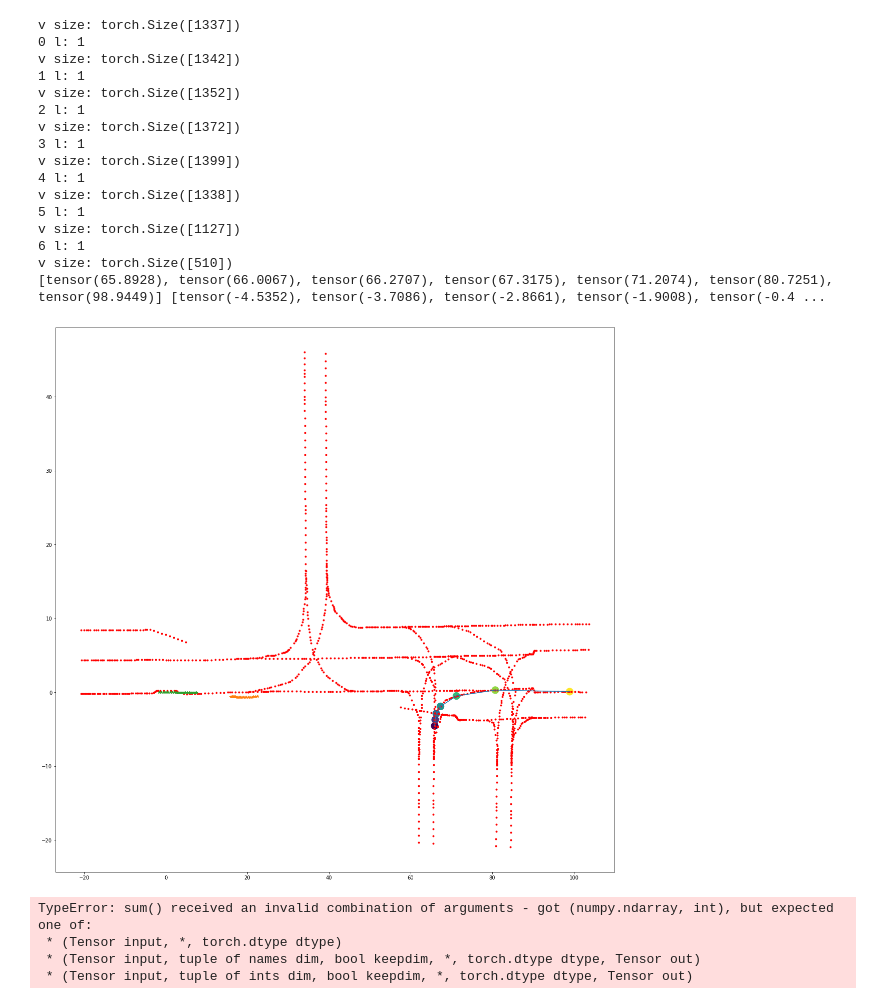
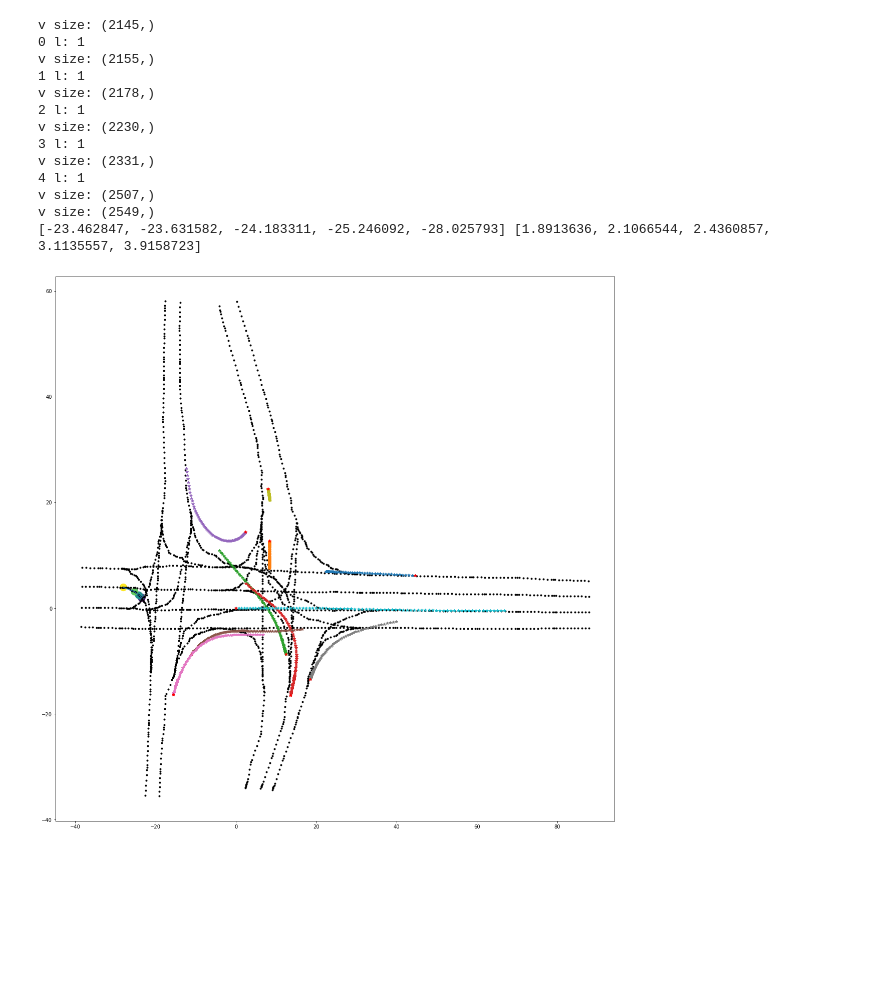
Before and after one commit to YikangZhang1641/modified_LaneGCN, a Jupyter notebook: VisulizeDataset.ipynb, the cells around one changed output. Saved outputs shown, nothing was run; the diff lists cells and outputs as text; code cells hidden in the pictures; blank space fills up the shorter version.

```diff
--- a/VisulizeDataset.ipynb
+++ b/VisulizeDataset.ipynb
@@ -3,11 +3,11 @@ import pickle
 import os
 import numpy as np
 
-path = "/home/user/Datasets/interpolated/preprocess_results_10s_interp10scale8/test"
-name = "0_80100_90100_24P0.pkl"
+path = "/home/user/Projects/interaction_gyt/preprocess_results_10s_ref_path_ignore_no_matches_csv_pairs_0721/test"
+name = "3_131300_141300_127GL.pkl"
 filepath = os.path.join(path, name)
-f = open(filepath, 'rb')
-data = pickle.load(f, encoding="latin1")
+with open(filepath, 'rb') as f:
+    data = pickle.load(f, encoding="latin1")
 # %%
 data.keys()
 # %% [output]
@@ -34,7 +48,7 @@ array([25.5798    , -0.50171405], dtype=float32)
 import matplotlib.pyplot as plt
 fig, ax = plt.subplots(1, 1, figsize=[20,20])
 pt = 50
-graph = data['graph'][0]
+graph = data['graph']
 mp = graph['ctrs']
 
 X = []
@@ -60,46 +74,59 @@ for i in range(len(graph['suc'])):
             C.append(i)
 
 
 # for side in ['left_pairs', 'right_pairs']:
 #     u = graph[side]['u']
 #     v = graph[side]['v']
 
 #     tmp = np.where(u == pt)
 #     if tmp and tmp[0] and tmp[0].shape[0] > 0:
 #         print(side, 'l:', len(tmp[0]))
 
 #         for idx in tmp[0]:
 #             X.append(mp[v[idx], 0])
 #             Y.append(mp[v[idx], 1])
 #             C.append(1)
 
 
-plt.plot(mp[:, 0], mp[:, 1], 'r.')
+plt.plot(mp[:, 0], mp[:, 1], 'k.')
 plt.plot(X, Y)
 
 plt.scatter(X, Y, s = 200, c = C)
 print(X, Y)
 
-for a in range(data['feats'][0].shape[0]):
-    traj = data['feats'][0][a]
+# for a in range(data['feats'].shape[0]):
+#     traj = data['feats'][a]
+#     plt.plot(traj[:, 0], traj[:, 1], '*')
+
+#     for L in data['ref_paths'][a]:
+#         if len(L)==0:
+#             continue
+#         lane = np.concatenate(L) - data['orig']
+#         plt.plot(lane[:, 0], lane[:, 1])
+
+
+for a in range(data['feats'].shape[0]):
+    traj = np.matmul(data['rot'], (data['gt_preds'][a] - data['orig']).T).T
     plt.plot(traj[:, 0], traj[:, 1], '*')
+    plt.plot(traj[:1, 0], traj[:1, 1], 'r*')
 
-# plt.savefig('/home/user/Logs/0607/地图6步未插值' + str(pt) + '.png')
+    for L in data['ref_paths'][a]:
+        lane = np.matmul(data['rot'], (L - data['orig']).T).T
+#         plt.plot(lane[:, 0], lane[:, 1], 'r')
+
+    # plt.savefig('/home/user/Logs/0607/地图6步未插值' + str(pt) + '.png')
 # %% [output]
-v size: torch.Size([1337])
+v size: (2145,)
 0 l: 1
-v size: torch.Size([1342])
+v size: (2155,)
 1 l: 1
-v size: torch.Size([1352])
+v size: (2178,)
 2 l: 1
-v size: torch.Size([1372])
+v size: (2230,)
 3 l: 1
-v size: torch.Size([1399])
+v size: (2331,)
 4 l: 1
-v size: torch.Size([1338])
-5 l: 1
-v size: torch.Size([1127])
-6 l: 1
-v size: torch.Size([510])
-[tensor(65.8928), tensor(66.0067), tensor(66.2707), tensor(67.3175), tensor(71.2074), tensor(80.7251), tensor(98.9449)] [tensor(-4.5352), tensor(-3.7086), tensor(-2.8661), tensor(-1.9008), tensor(-0.4 ...
+v size: (2507,)
+v size: (2549,)
+[-23.462847, -23.631582, -24.183311, -25.246092, -28.025793] [1.8913636, 2.1066544, 2.4360857, 3.1135557, 3.9158723]
-[figure, old version]
+[figure, new version]
@@ -116,11 +205,6 @@ for a in range(n_agts):
 
 print(dis)
 np.argmin(dis, 0)
-# %% [output]
-TypeError: sum() received an invalid combination of arguments - got (numpy.ndarray, int), but expected one of:
- * (Tensor input, *, torch.dtype dtype)
- * (Tensor input, tuple of names dim, bool keepdim, *, torch.dtype dtype, Tensor out)
- * (Tensor input, tuple of ints dim, bool keepdim, *, torch.dtype dtype, Tensor out)
 # %%
 torch.argmin(sss)
 dis
```
Also changed, not shown: parts of 12 cells of this notebook, 4 other files.
